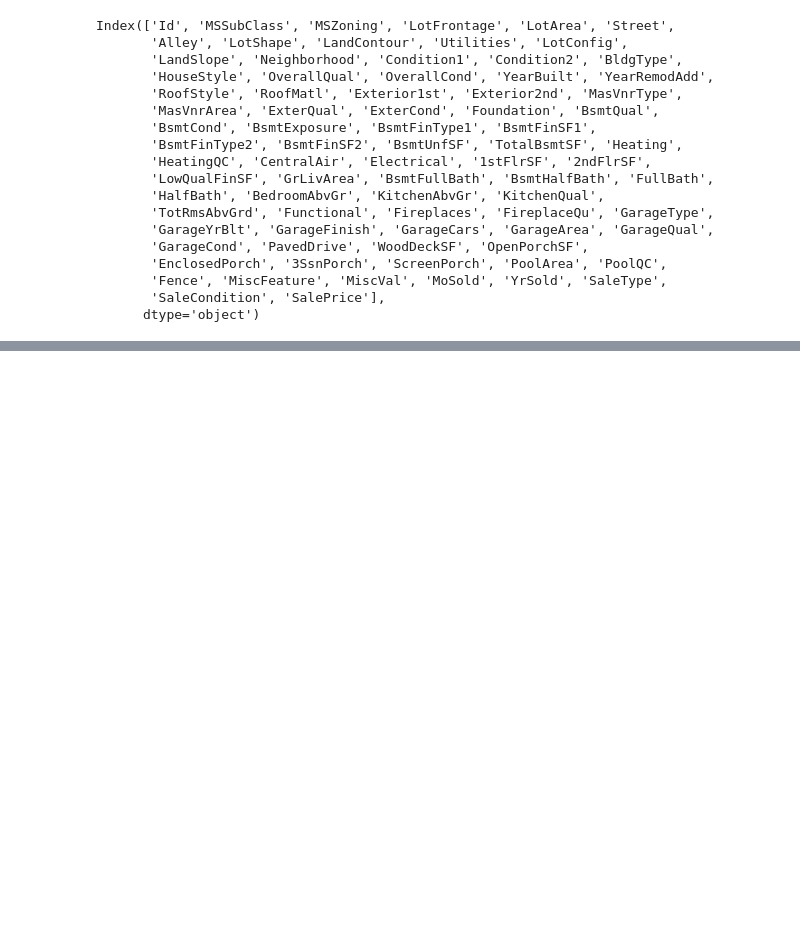
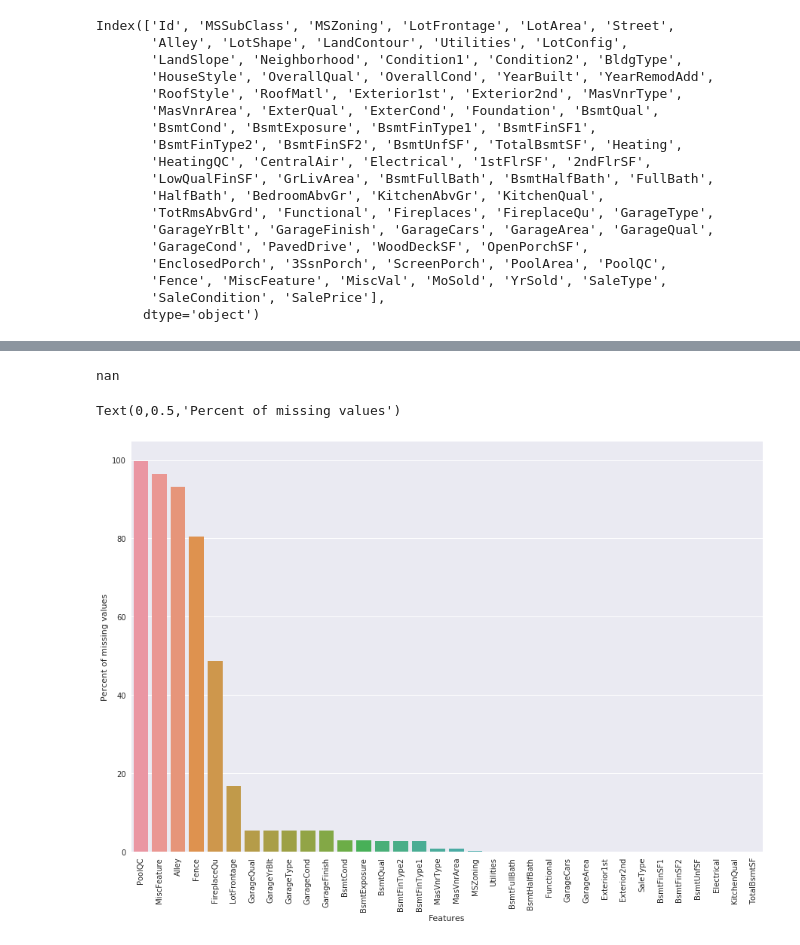
Before and after one commit to barrricade/pandas-learn, a Jupyter notebook: demo/House_Price/House_Price_0.2.ipynb, the cells around one changed output, grey strips where cells are left out. Drawn from its saved outputs; the diff is of its cells as text; code cells hidden in the pictures; blank space fills up the shorter version.

```diff
--- a/demo/House_Price/House_Price_0.2.ipynb
+++ b/demo/House_Price/House_Price_0.2.ipynb
@@ -74,0 +71,8 @@ plt.show()
+# %%
+n_train = train_data.shape[0]
+n_test = test_data.shape[0]
+all_data = pd.concat([train_data, test_data], ignore_index=True, sort=False)
+all_data.drop(columns=['SalePrice','Id'], inplace=True)
+all_data.loc[2574, ['GarageType']] = np.nan
+all_data.loc[2124,['GarageType', 'GarageCars', 'GarageArea']] = np.nan
+all_data.columns
@@ -74,0 +97,17 @@ plt.show()
+# %%
+all_data.loc[2124,'GarageYrBlt']
+# %% [output]
+nan
+# %%
+all_data_na = all_data.isnull().sum()/len(all_data)*100
+all_data_na = all_data_na[all_data_na.values != 0]
+all_data_na = pd.DataFrame({'Miss':all_data_na.sort_values(ascending=False)})
+# %%
+plt.figure(figsize=(15, 10))
+sns.barplot(all_data_na.index, all_data_na['Miss'])
+plt.xticks(rotation=90)
+plt.xlabel('Features')
+plt.ylabel('Percent of missing values')
+# %% [output]
+Text(0,0.5,'Percent of missing values')
+[figure, added]
```
Also changed, not shown: parts of 27 cells of this notebook.
